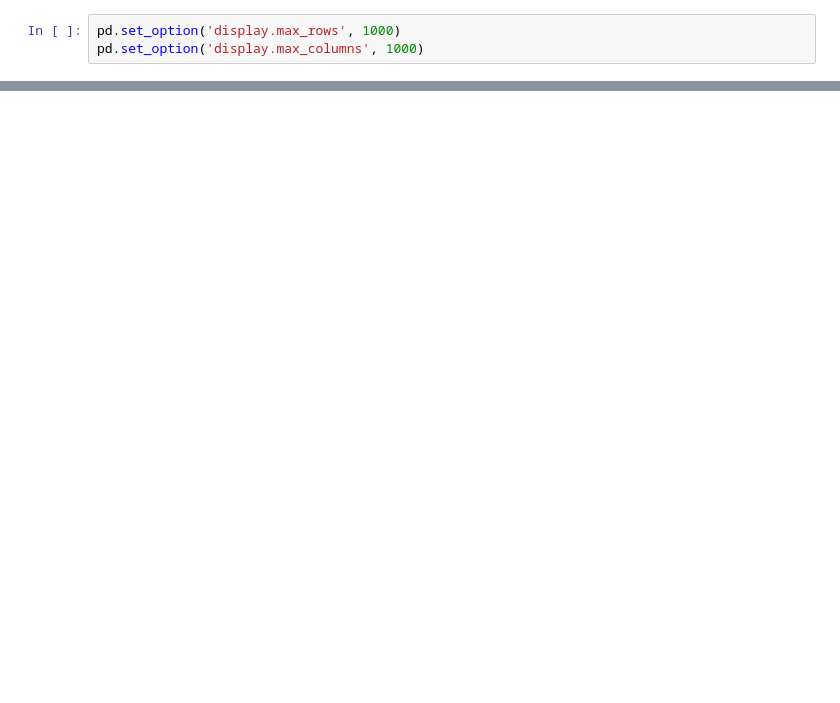
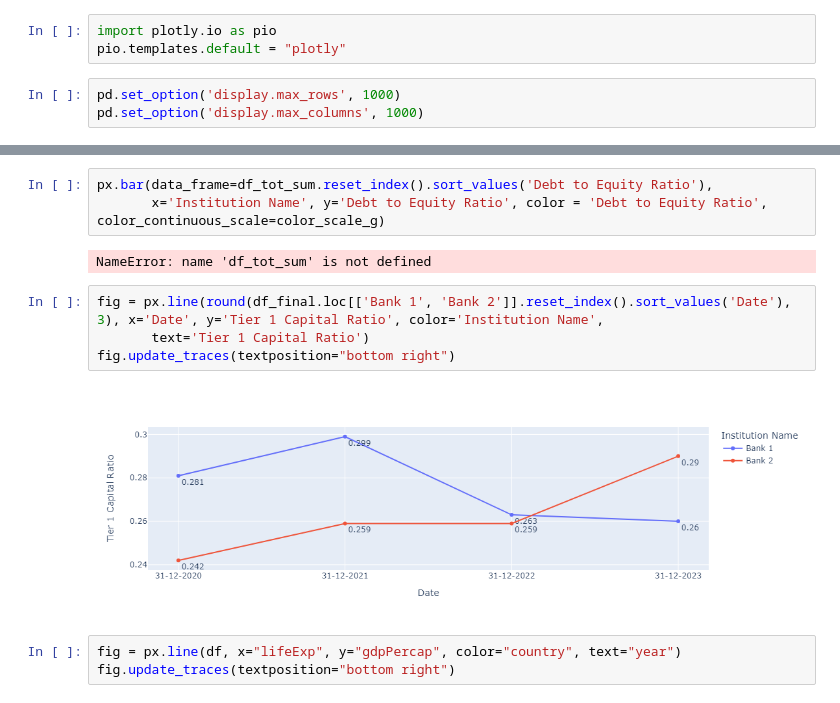
Before and after one commit to dorianstipic/Rating-Model-Streamlit-App, a Jupyter notebook: Testing.ipynb, the cells around one changed output, grey strips where cells are left out. Saved outputs shown, nothing was run; the diff lists cells and outputs as text; blank space fills up the shorter version.

```diff
--- a/Testing.ipynb
+++ b/Testing.ipynb
@@ -11,3 +17,6 @@ import seaborn as sns
+# %%
+import plotly.io as pio
+pio.templates.default = "plotly"
 # %%
 pd.set_option('display.max_rows', 1000)
 pd.set_option('display.max_columns', 1000)
@@ -751,0 +427,14 @@ sns.heatmap(df_tot_sum[["Total Assets", "Total Gross Loans"]].drop(index='Benchm
+# %%
+px.bar(data_frame=df_tot_sum.reset_index().sort_values('Debt to Equity Ratio'),
+       x='Institution Name', y='Debt to Equity Ratio', color = 'Debt to Equity Ratio', color_continuous_scale=color_scale_g)
+# %% [output]
+NameError: name 'df_tot_sum' is not defined
+# %%
+fig = px.line(round(df_final.loc[['Bank 1', 'Bank 2']].reset_index().sort_values('Date'), 3), x='Date', y='Tier 1 Capital Ratio', color='Institution Name',
+       text='Tier 1 Capital Ratio')
+fig.update_traces(textposition="bottom right")
+# %% [output]
+[figure, added]
+# %%
+fig = px.line(df, x="lifeExp", y="gdpPercap", color="country", text="year")
+fig.update_traces(textposition="bottom right")
```
Also changed, not shown: parts of 94 cells of this notebook, 16 other files.
